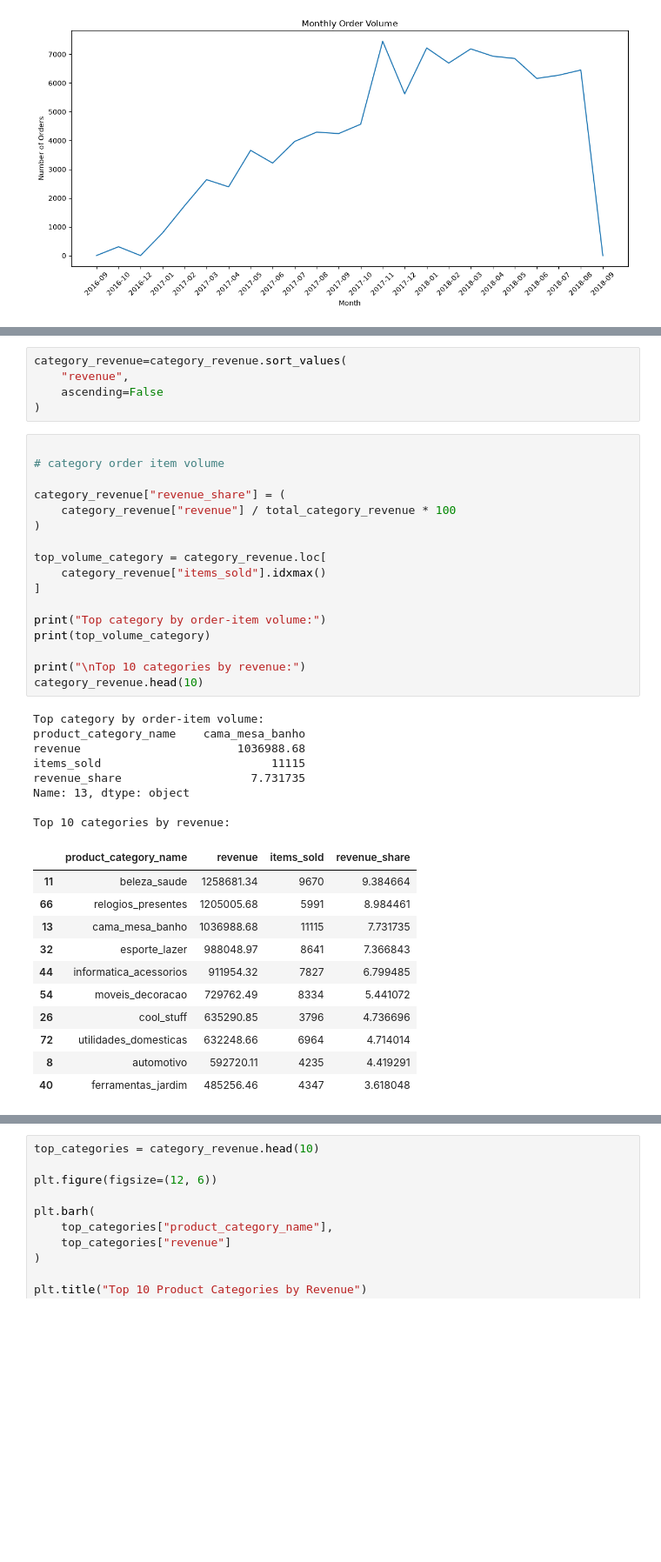
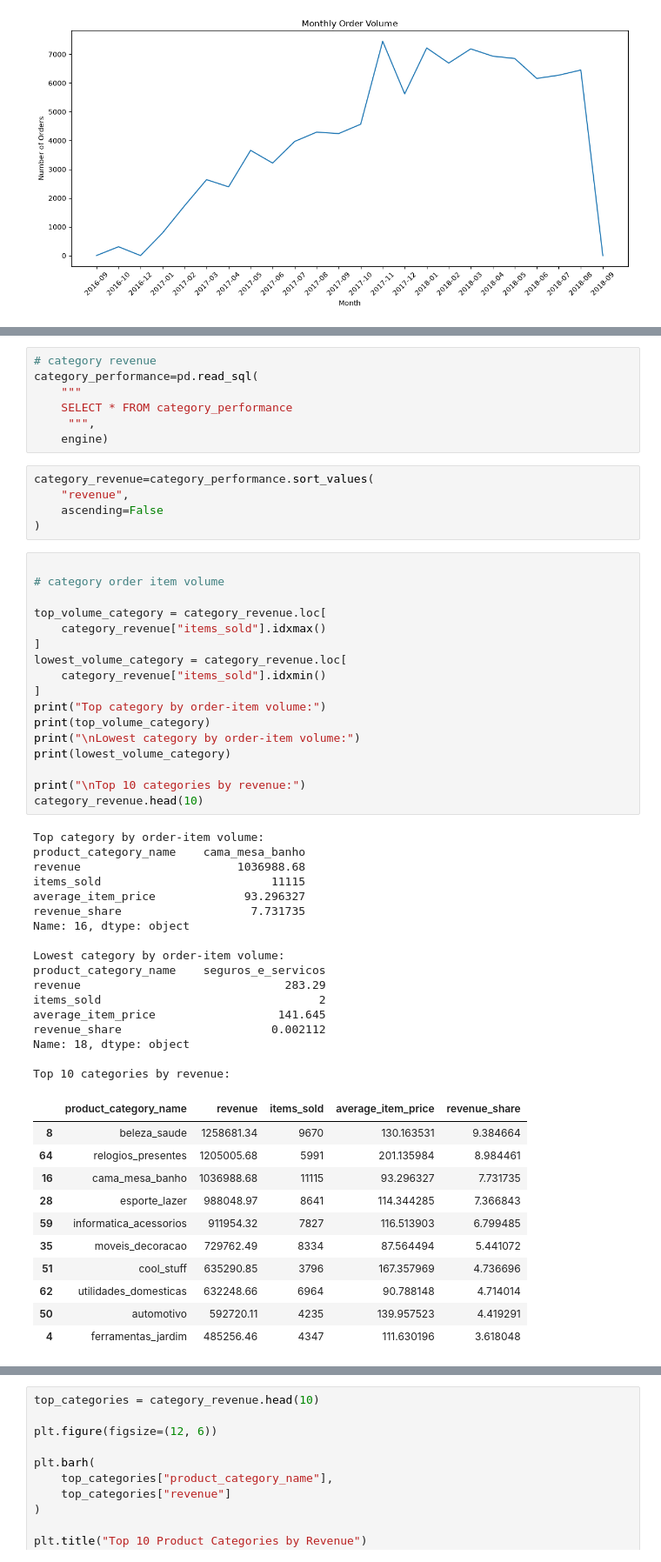
Before and after one commit to Pritija62/ecommerce-sales-analytics, a Jupyter notebook: Notebooks/ecommerce_analysis.ipynb, the cells around one changed output, grey strips where cells are left out. Shown at 87% size. Drawn from its saved outputs; the diff is of its cells as text; blank space fills up the shorter version.

```diff
--- a/Notebooks/ecommerce_analysis.ipynb
+++ b/Notebooks/ecommerce_analysis.ipynb
@@ -229,42 +162,58 @@ category_revenue=(
+# %%
+# category revenue
+category_performance=pd.read_sql(
+    """
+    SELECT * FROM category_performance
+     """,
+    engine)
 # %%
-category_revenue=category_revenue.sort_values(
+category_revenue=category_performance.sort_values(
     "revenue",
     ascending=False
 )
 # %%
 
 # category order item volume
 
-category_revenue["revenue_share"] = (
-    category_revenue["revenue"] / total_category_revenue * 100
-)
-
 top_volume_category = category_revenue.loc[
     category_revenue["items_sold"].idxmax()
 ]
-
+lowest_volume_category = category_revenue.loc[
+    category_revenue["items_sold"].idxmin()
+]
 print("Top category by order-item volume:")
 print(top_volume_category)
+print("\nLowest category by order-item volume:")
+print(lowest_volume_category)
 
 print("\nTop 10 categories by revenue:")
 category_revenue.head(10)
 # %% [output]
 Top category by order-item volume:
 product_category_name    cama_mesa_banho
 revenue                       1036988.68
 items_sold                         11115
+average_item_price             93.296327
 revenue_share                   7.731735
-Name: 13, dtype: object
+Name: 16, dtype: object
+
+Lowest category by order-item volume:
+product_category_name    seguros_e_servicos
+revenue                              283.29
+items_sold                                2
+average_item_price                  141.645
+revenue_share                      0.002112
+Name: 18, dtype: object
 
 Top 10 categories by revenue:
-|  | product_category_name | revenue | items_sold | revenue_share |
-| 11 | beleza_saude | 1258681.34 | 9670 | 9.384664 |
-| 66 | relogios_presentes | 1205005.68 | 5991 | 8.984461 |
-| 13 | cama_mesa_banho | 1036988.68 | 11115 | 7.731735 |
-| 32 | esporte_lazer | 988048.97 | 8641 | 7.366843 |
-| 44 | informatica_acessorios | 911954.32 | 7827 | 6.799485 |
-| 54 | moveis_decoracao | 729762.49 | 8334 | 5.441072 |
-| 26 | cool_stuff | 635290.85 | 3796 | 4.736696 |
-| 72 | utilidades_domesticas | 632248.66 | 6964 | 4.714014 |
-| 8 | automotivo | 592720.11 | 4235 | 4.419291 |
-| 40 | ferramentas_jardim | 485256.46 | 4347 | 3.618048 |
+|  | product_category_name | revenue | items_sold | average_item_price | revenue_share |
+| 8 | beleza_saude | 1258681.34 | 9670 | 130.163531 | 9.384664 |
+| 64 | relogios_presentes | 1205005.68 | 5991 | 201.135984 | 8.984461 |
+| 16 | cama_mesa_banho | 1036988.68 | 11115 | 93.296327 | 7.731735 |
+| 28 | esporte_lazer | 988048.97 | 8641 | 114.344285 | 7.366843 |
+| 59 | informatica_acessorios | 911954.32 | 7827 | 116.513903 | 6.799485 |
+| 35 | moveis_decoracao | 729762.49 | 8334 | 87.564494 | 5.441072 |
+| 51 | cool_stuff | 635290.85 | 3796 | 167.357969 | 4.736696 |
+| 62 | utilidades_domesticas | 632248.66 | 6964 | 90.788148 | 4.714014 |
+| 50 | automotivo | 592720.11 | 4235 | 139.957523 | 4.419291 |
+| 4 | ferramentas_jardim | 485256.46 | 4347 | 111.630196 | 3.618048 |
```
Also changed, not shown: parts of 54 cells of this notebook, 19 other files.
